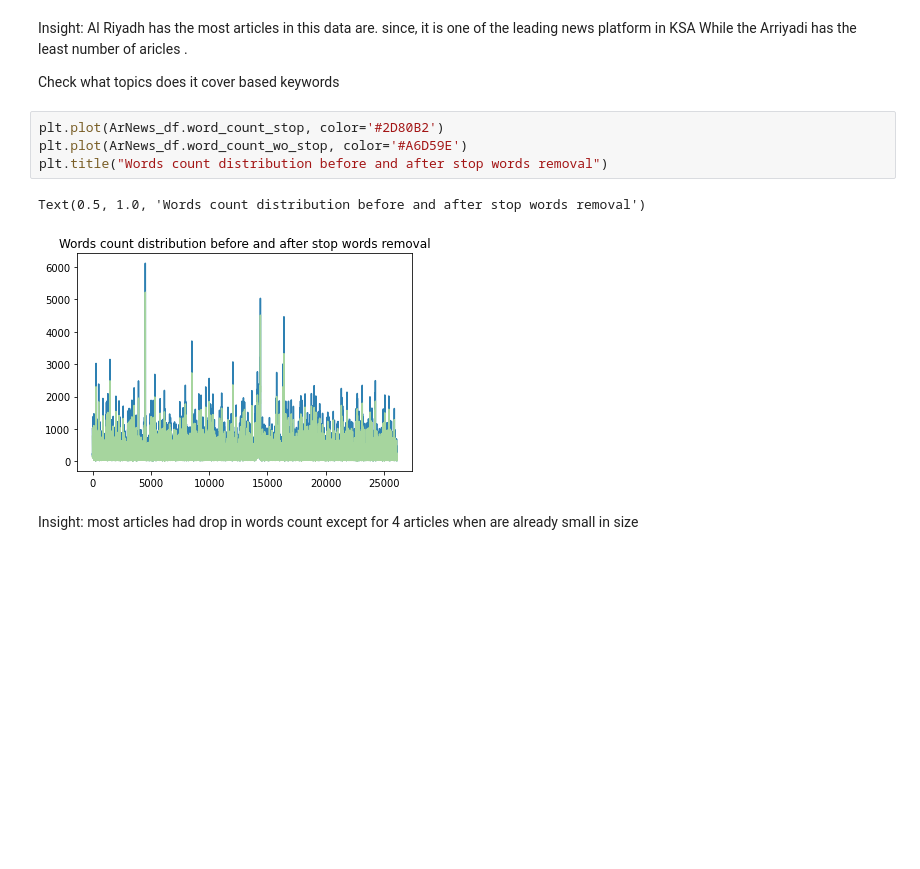
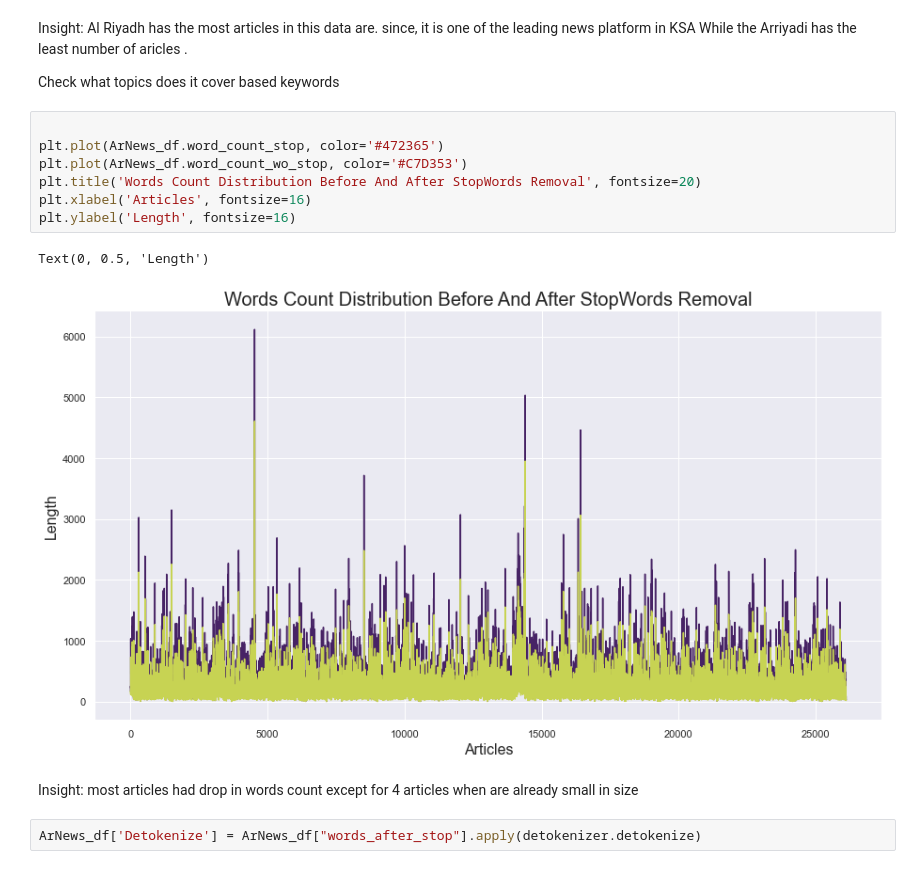
Before and after one commit to AlaAlBinSaleh/Arabic-NLP, a Jupyter notebook: SaudiNews_DataPrep_EDA.ipynb, the cells around one changed output. Drawn from its saved outputs; the diff is of its cells as text; blank space fills up the shorter version.

```diff
--- a/SaudiNews_DataPrep_EDA.ipynb
+++ b/SaudiNews_DataPrep_EDA.ipynb
@@ -193,13 +201,18 @@ Al Riyadh has the most articles in this data are. since, it is one of the leadin
 While the Arriyadi has the least number of aricles .
 
 Check what topics does it cover based keywords
-# %%
-plt.plot(ArNews_df.word_count_stop, color='#2D80B2')
-plt.plot(ArNews_df.word_count_wo_stop, color='#A6D59E')
-plt.title("Words count distribution before and after stop words removal")
-# %% [output]
-Text(0.5, 1.0, 'Words count distribution before and after stop words removal')
-[figure, removed]
+# %%
+
+plt.plot(ArNews_df.word_count_stop, color='#472365')
+plt.plot(ArNews_df.word_count_wo_stop, color='#C7D353')
+plt.title('Words Count Distribution Before And After StopWords Removal', fontsize=20)
+plt.xlabel('Articles', fontsize=16)
+plt.ylabel('Length', fontsize=16)
+# %% [output]
+Text(0, 0.5, 'Length')
+[figure, added]
 # %% [markdown]
 Insight:
 most articles had drop in words count except for 4 articles when are already small in size
+# %%
+ArNews_df['Detokenize'] = ArNews_df["words_after_stop"].apply(detokenizer.detokenize)
```
Also changed, not shown: parts of 16 cells of this notebook.
